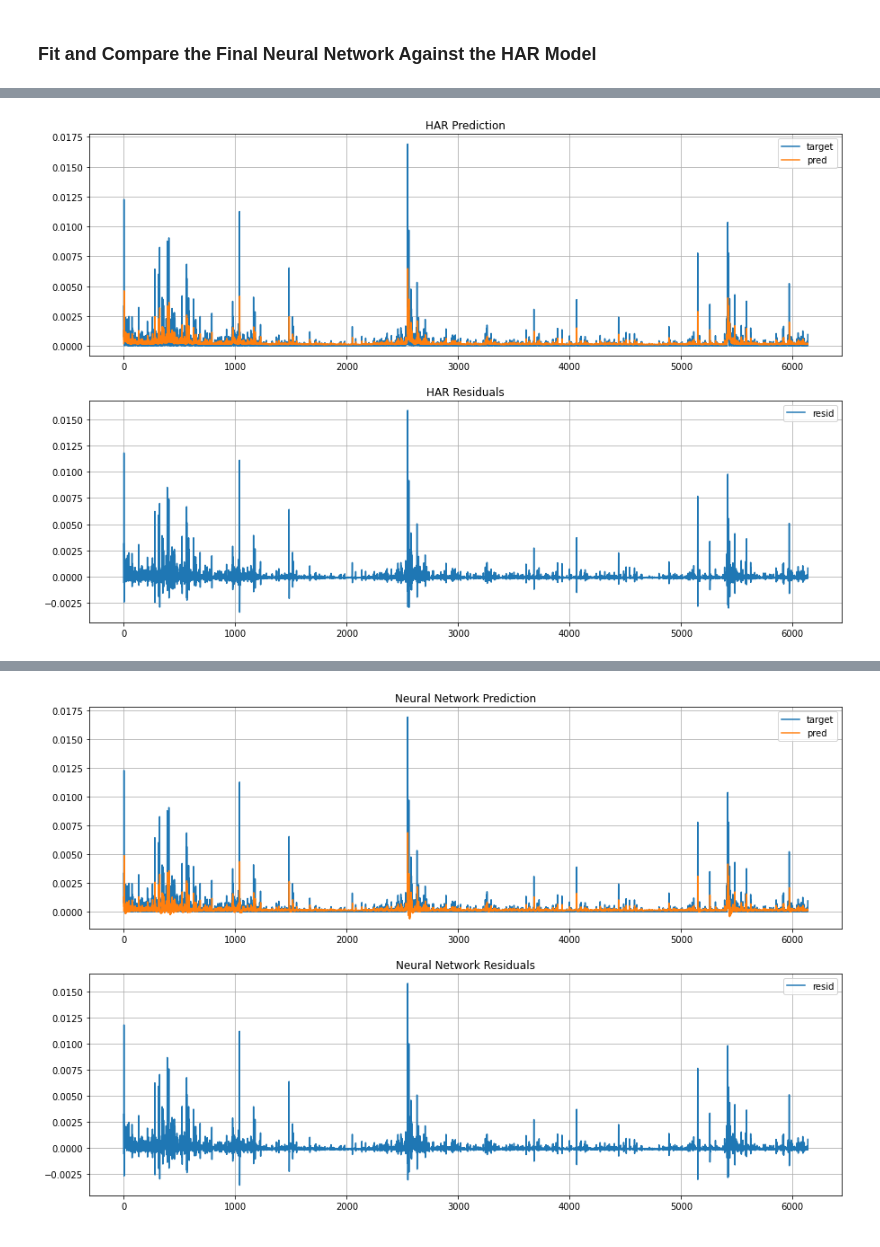
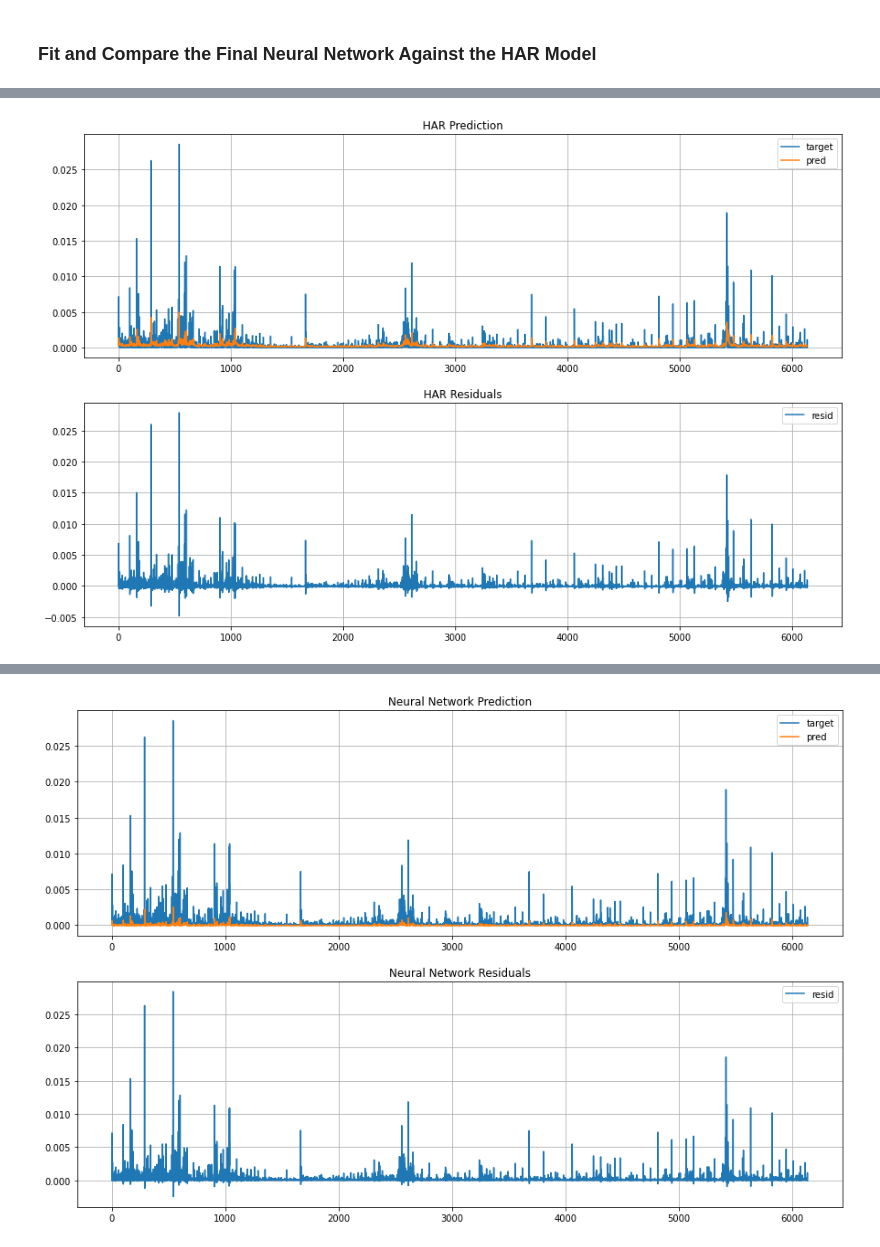
Before and after one commit to CodingNoob234/casestudy-neural-networks, a Jupyter notebook: main.ipynb, the cells around one changed output, grey strips where cells are left out. Cells and saved outputs as stored; diff of their text form; code cells hidden in the pictures.

```diff
--- a/main.ipynb
+++ b/main.ipynb
@@ -36,7 +38,7 @@ warnings.simplefilter("ignore")
 # %%
 # fetch data through yahoo finance API, compute features, split into training and validation subsets
 # ... for both NN and HAR
-data_nn_train, data_nn_val, data_har_train, data_har_val = pre_process_all_data(stock = "KO", train_size=.6)
+data_nn_train, data_nn_val, data_har_train, data_har_val = pre_process_all_data(stock = "IBM", train_size=.6)
 # %% [markdown]
 ### Model Specification of the Neural Network
 Perform cross validation on a feed-forward neural network, with varying hidden layers, nodes, learning rate and epochs.
@@ -46,8 +48,8 @@ The NN is estimated using Adam optimzer and MSE loss, with a specified learning
 model_scores = []
 
 hidden_layers_list = ([], [2,])
-lr_list = (5e-3, 1e-2)
-epochs_list = (5, 10,)
+lr_list = (5e-3, 1e-2, 5e-2)
+epochs_list = (3, 6, 10)
 total_model_options = len(hidden_layers_list) * len(lr_list) * len(epochs_list)
 
 # for all possible models, perform kfold cross validation
@@ -95,7 +99,7 @@ epochs = int(epochs)
 # %%
 plot = True # plot for both models the true volatility versus the predicted one
 normalize_features = False
-use_own_config = False
+use_own_config = True
 
 # if the params are not set through cross validations above
 try:
@@ -105,7 +109,7 @@ except:
     print("No params from cross validation, using own params instead")
     print("Or specifically specified to use own params")
     epochs = 10
-    hidden_layers = []#[2,]
+    hidden_layers = [2,] # zero or one with 2 nodes
     lr = .005
 
 #=========================================================================================
@@ -118,6 +122,7 @@ loss, output = fit_and_evaluateHAR(
     data_test = data_har_val,
     normalize_features = False
 )
+har_output = output
 
 print(f"HAR out-of-sample loss: {loss}")
 
@@ -151,6 +156,7 @@ loss, output = single_fit_and_evaluate_model(
     normalize_features = False,
     return_prediction = True
 )
+nn_output =  output.detach().numpy().reshape(-1,)
 
 print(f"NN out-of-sample loss: {loss}")
 
@@ -172,2 +180,2 @@ HAR out-of-sample loss: 4.4863883923712676e-07
-[figure, old version]
+[figure, new version]
 Estimating NN model ...
@@ -175 +183 @@ NN out-of-sample loss: 3.8289331882879196e-07
-[figure, old version]
+[figure, new version]
```
Also changed, not shown: parts of 9 cells of this notebook, 2 other files.
